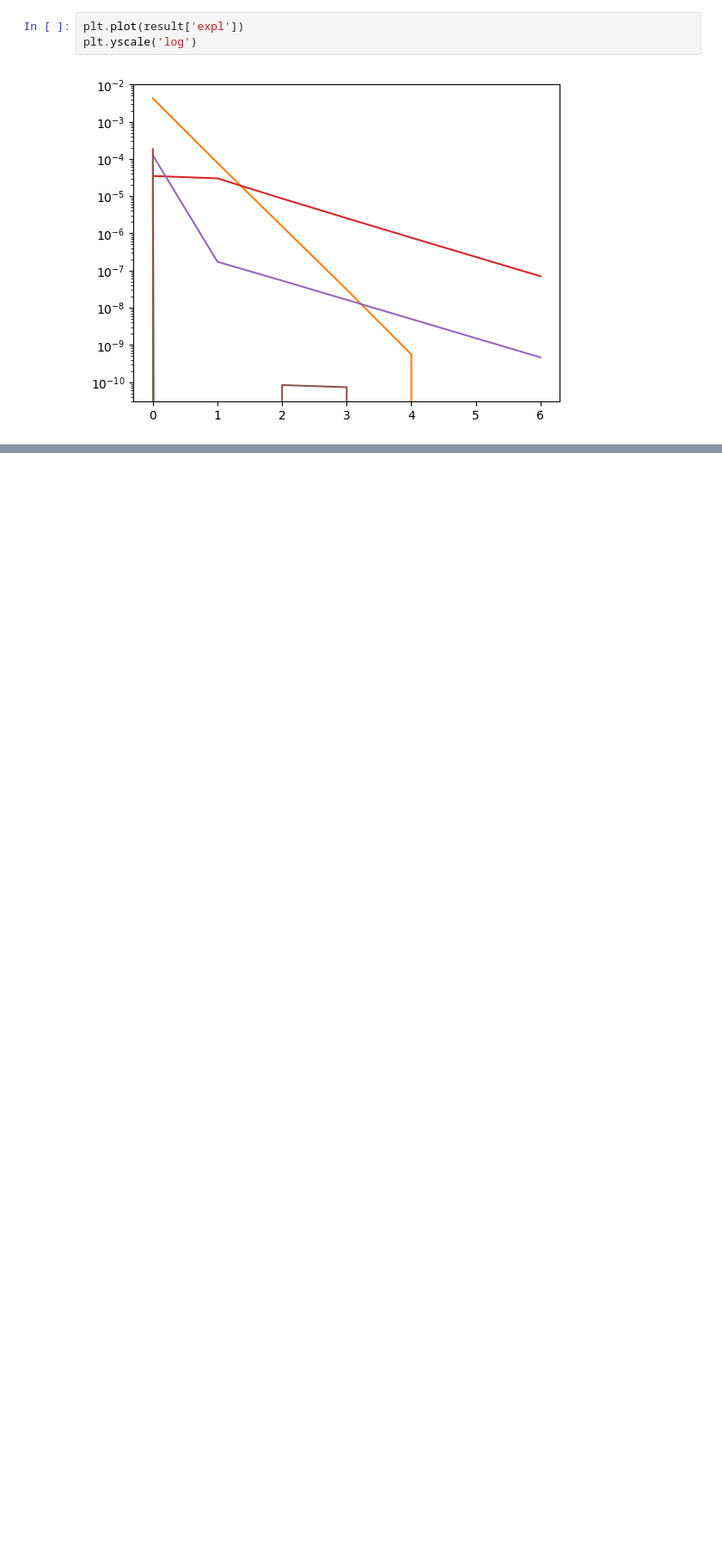
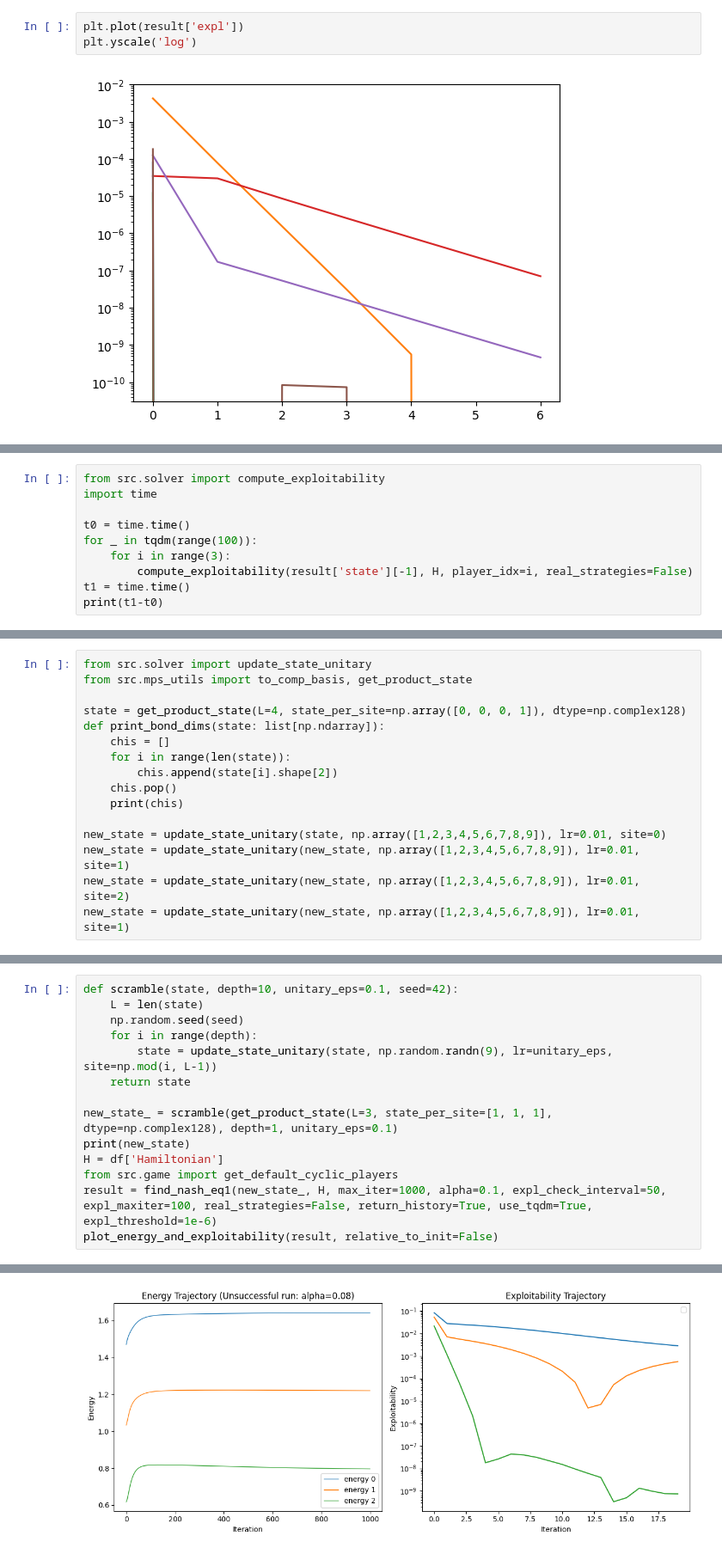
Before and after one commit to lccqqqqq/nash, a Jupyter notebook: failed_run_analysis.ipynb, the cells around one changed output, grey strips where cells are left out. Shown at 86% size. Drawn from its saved outputs; the diff is of its cells as text; blank space fills up the shorter version.

```diff
--- a/failed_run_analysis.ipynb
+++ b/failed_run_analysis.ipynb
@@ -124,0 +201,10 @@ plt.yscale('log')
+# %%
+from src.solver import compute_exploitability
+import time
+
+t0 = time.time()
+for _ in tqdm(range(100)):
+    for i in range(3):
+        compute_exploitability(result['state'][-1], H, player_idx=i, real_strategies=False)
+t1 = time.time()
+print(t1-t0)
@@ -124,0 +213,16 @@ plt.yscale('log')
+# %%
+from src.solver import update_state_unitary
+from src.mps_utils import to_comp_basis, get_product_state
+
+state = get_product_state(L=4, state_per_site=np.array([0, 0, 0, 1]), dtype=np.complex128)
+def print_bond_dims(state: list[np.ndarray]):
+    chis = []
+    for i in range(len(state)):
+        chis.append(state[i].shape[2])
+    chis.pop()
+    print(chis)
+
+new_state = update_state_unitary(state, np.array([1,2,3,4,5,6,7,8,9]), lr=0.01, site=0)
+new_state = update_state_unitary(new_state, np.array([1,2,3,4,5,6,7,8,9]), lr=0.01, site=1)
+new_state = update_state_unitary(new_state, np.array([1,2,3,4,5,6,7,8,9]), lr=0.01, site=2)
+new_state = update_state_unitary(new_state, np.array([1,2,3,4,5,6,7,8,9]), lr=0.01, site=1)
@@ -124,0 +234,15 @@ plt.yscale('log')
+# %%
+def scramble(state, depth=10, unitary_eps=0.1, seed=42):
+    L = len(state)
+    np.random.seed(seed)
+    for i in range(depth):
+        state = update_state_unitary(state, np.random.randn(9), lr=unitary_eps, site=np.mod(i, L-1))
+    return state
+
+new_state_ = scramble(get_product_state(L=3, state_per_site=[1, 1, 1], dtype=np.complex128), depth=1, unitary_eps=0.1)
+print(new_state)
+H = df['Hamiltonian']
+from src.game import get_default_cyclic_players
+result = find_nash_eq1(new_state_, H, max_iter=1000, alpha=0.1, expl_check_interval=50, expl_maxiter=100, real_strategies=False, return_history=True, use_tqdm=True, expl_threshold=1e-6)
+plot_energy_and_exploitability(result, relative_to_init=False)
+# %% [output]
@@ -124,0 +269 @@ plt.yscale('log')
+[figure, added]
```
Also changed, not shown: parts of 21 cells of this notebook, 14 other files.
